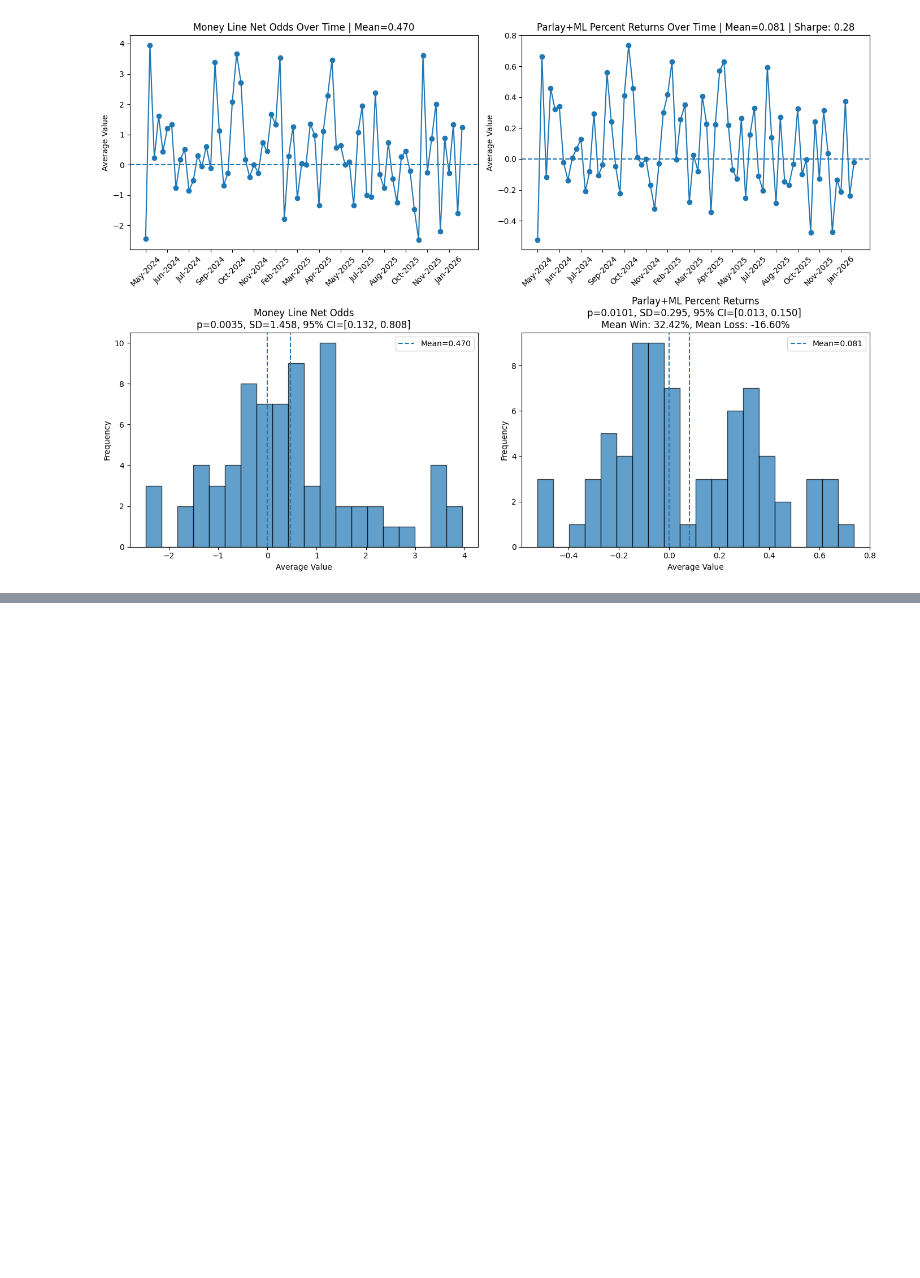
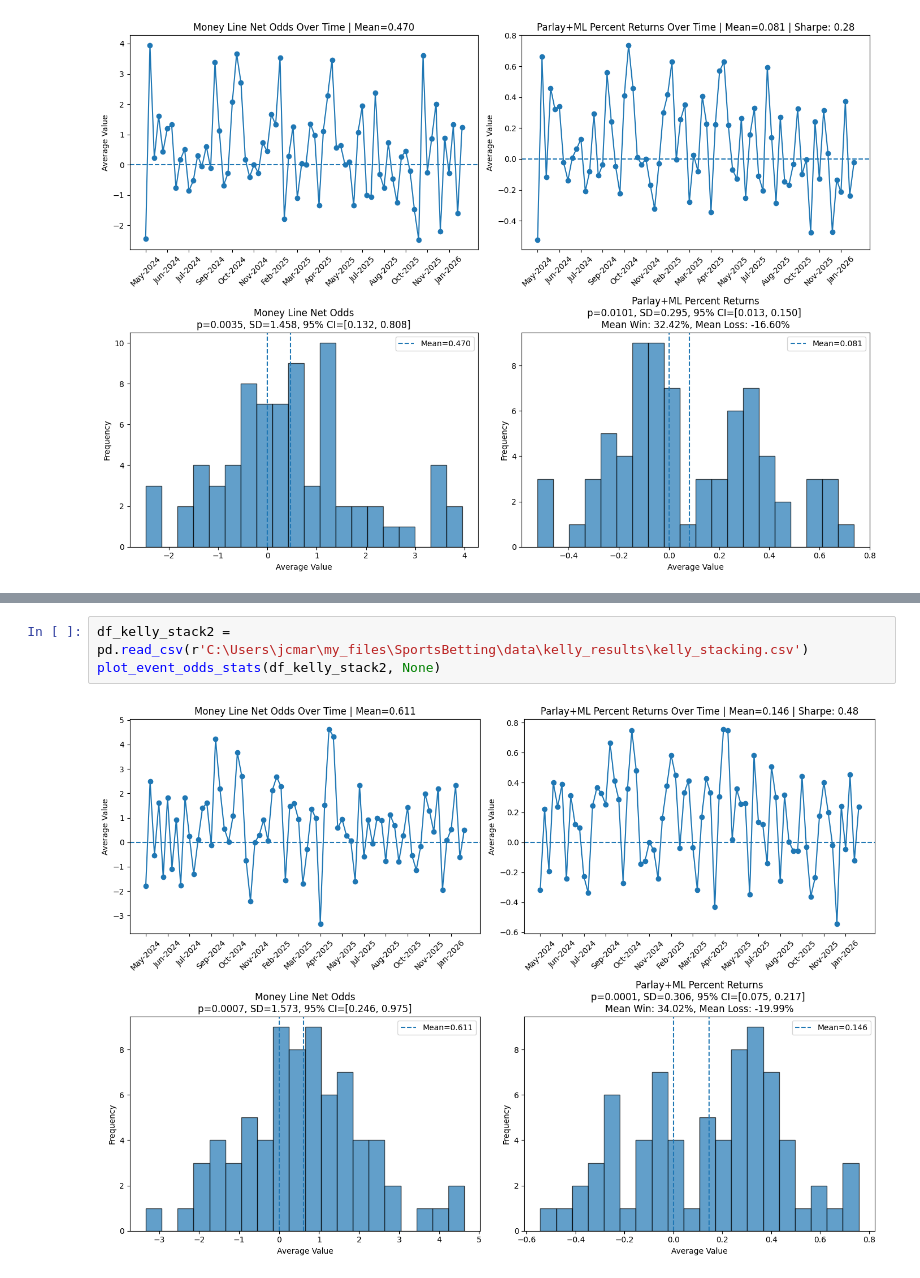
Before and after one commit to jcmarkowicz/sports_betting, a Jupyter notebook: BettingStrategy/Backtest/kelly_plots.ipynb, the cells around one changed output, grey strips where cells are left out. Cells and saved outputs as stored; diff of their text form; blank space fills up the shorter version.

```diff
--- a/BettingStrategy/Backtest/kelly_plots.ipynb
+++ b/BettingStrategy/Backtest/kelly_plots.ipynb
@@ -79,0 +85,5 @@ plot_event_odds_stats(df_kelly_close2, path)
+# %%
+df_kelly_stack2 = pd.read_csv(r'C:\Users\jcmar\my_files\SportsBetting\data\kelly_results\kelly_stacking.csv')
+plot_event_odds_stats(df_kelly_stack2, None)
+# %% [output]
+[figure, added]
```
Also changed, not shown: parts of 8 cells of this notebook, 2 other files.
